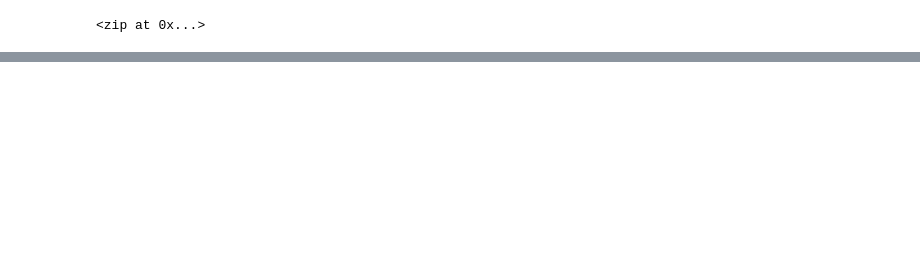
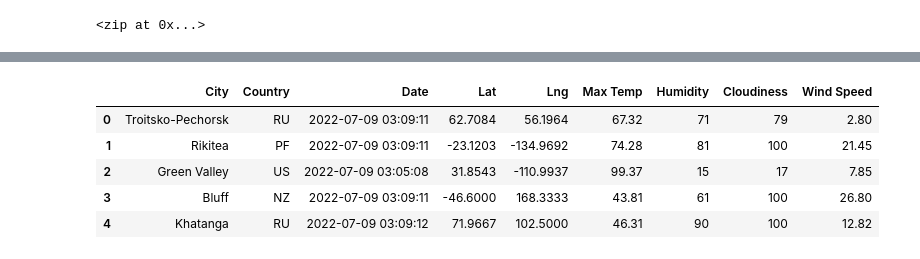
Before and after one commit to xanderbilt23/World_Weather_Analysis, a Jupyter notebook: Weather.Py.ipynb, the cells around one changed output, grey strips where cells are left out. Drawn from its saved outputs; the diff is of its cells as text; code cells hidden in the pictures; blank space fills up the shorter version.

```diff
--- a/Weather.Py.ipynb
+++ b/Weather.Py.ipynb
@@ -54,0 +168,12 @@ len(cities)
+# %%
+new_column_order = ["City", "Country", "Date","Lat","Lng", "Max Temp", "Humidity","Cloudiness", "Wind Speed"]
+# %%
+city_data_df = city_data_df[new_column_order]
+city_data_df.head()
+# %% [output]
+|  | City | Country | Date | Lat | Lng | Max Temp | Humidity | Cloudiness | Wind Speed |
+| 0 | Troitsko-Pechorsk | RU | 2022-07-09 03:09:11 | 62.7084 | 56.1964 | 67.32 | 71 | 79 | 2.80 |
+| 1 | Rikitea | PF | 2022-07-09 03:09:11 | -23.1203 | -134.9692 | 74.28 | 81 | 100 | 21.45 |
+| 2 | Green Valley | US | 2022-07-09 03:05:08 | 31.8543 | -110.9937 | 99.37 | 15 | 17 | 7.85 |
+| 3 | Bluff | NZ | 2022-07-09 03:09:11 | -46.6000 | 168.3333 | 43.81 | 61 | 100 | 26.80 |
+| 4 | Khatanga | RU | 2022-07-09 03:09:12 | 71.9667 | 102.5000 | 46.31 | 90 | 100 | 12.82 |
```
Also changed, not shown: parts of 9 cells of this notebook, 2 other files.
